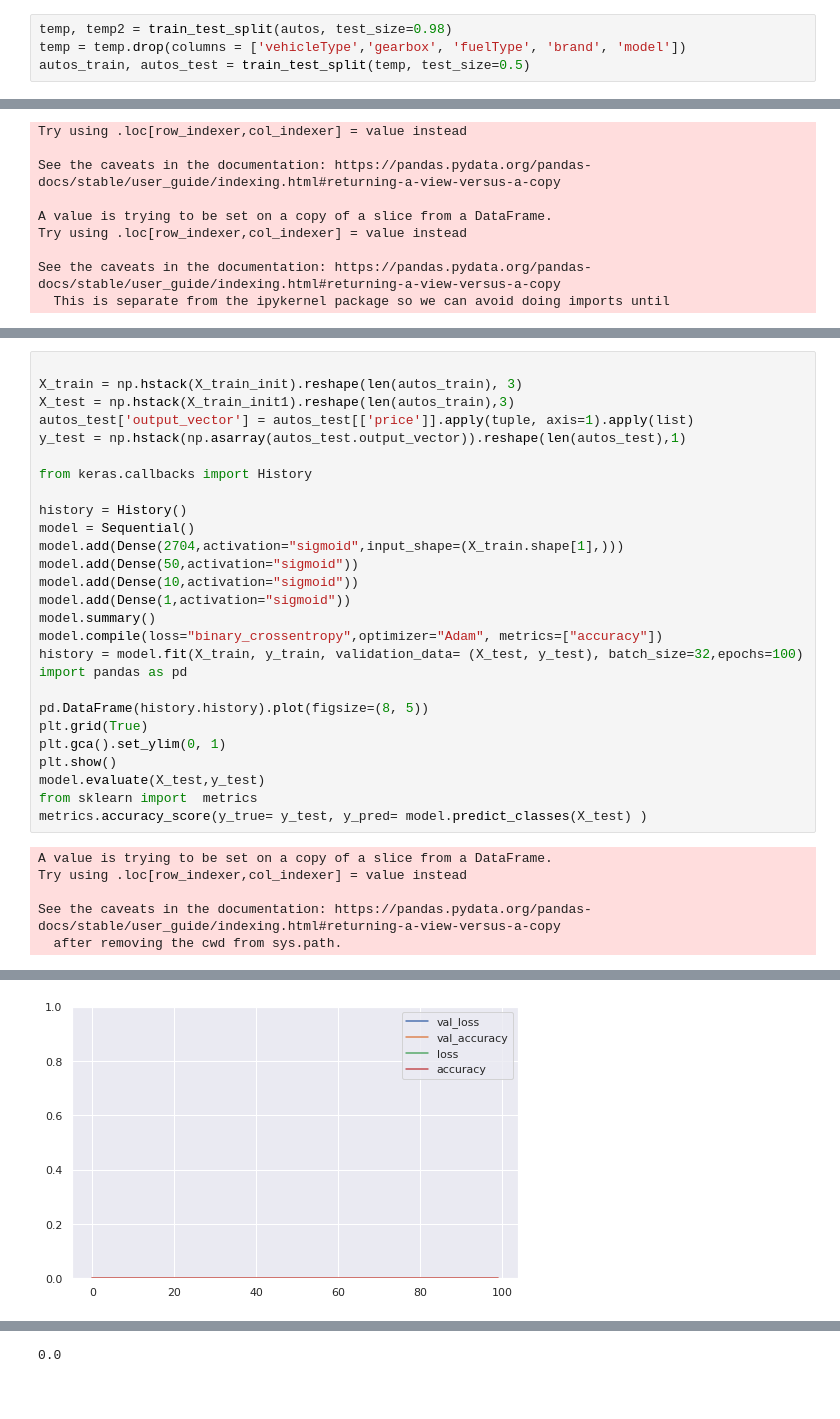
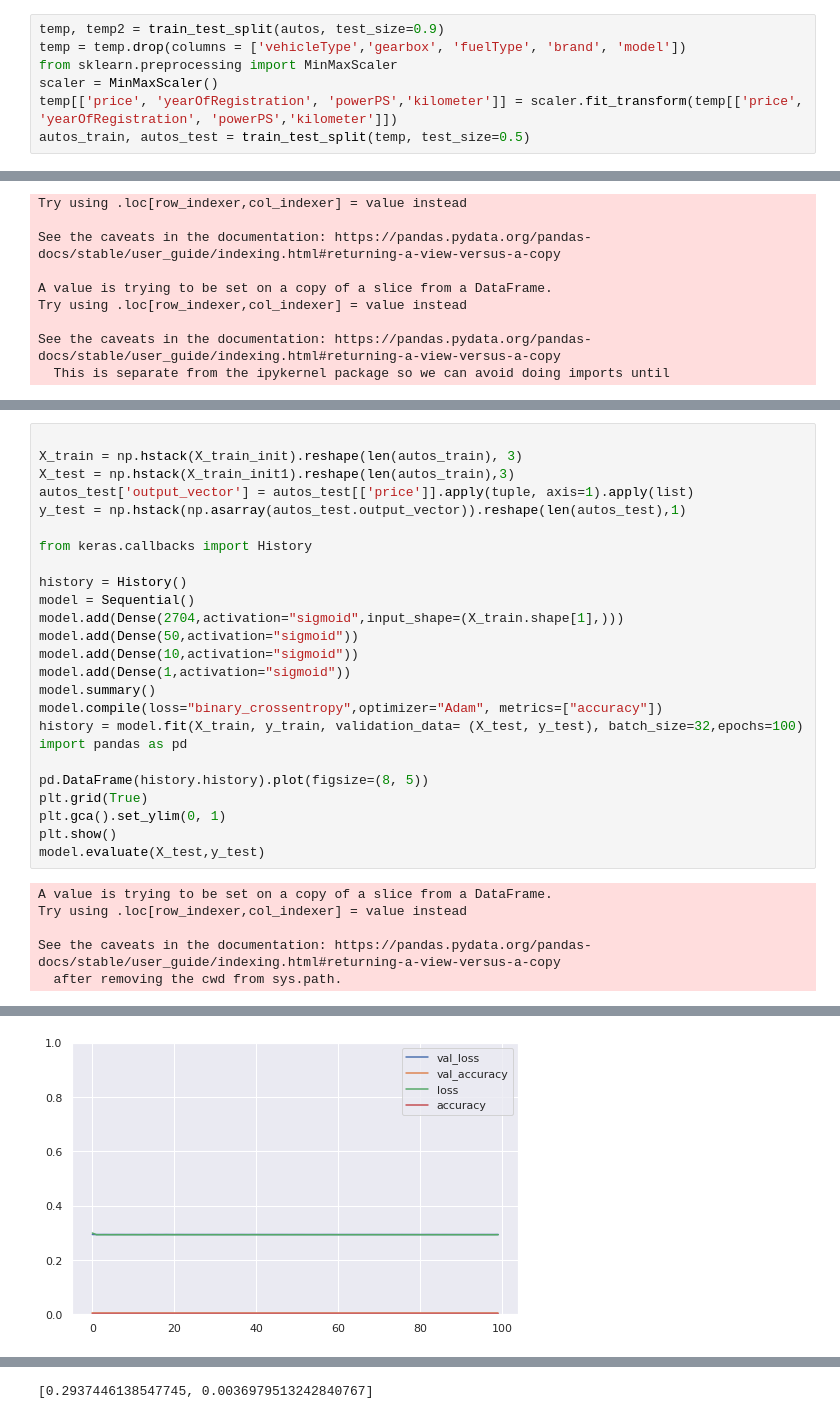
Before and after one commit to thefil9/AIProject, a Jupyter notebook: Projekt.ipynb, the cells around one changed output, grey strips where cells are left out. Cells and saved outputs as stored; diff of their text form.

```diff
--- a/Projekt.ipynb
+++ b/Projekt.ipynb
@@ -228,4 +228,7 @@ Teraz, podzielimy dane na zestaw treningowy i testowy.
 # %%
-temp, temp2 = train_test_split(autos, test_size=0.98)
+temp, temp2 = train_test_split(autos, test_size=0.9)
 temp = temp.drop(columns = ['vehicleType','gearbox', 'fuelType', 'brand', 'model'])
+from sklearn.preprocessing import MinMaxScaler
+scaler = MinMaxScaler()
+temp[['price', 'yearOfRegistration', 'powerPS','kilometer']] = scaler.fit_transform(temp[['price', 'yearOfRegistration', 'powerPS','kilometer']])
 autos_train, autos_test = train_test_split(temp, test_size=0.5)
@@ -375,8 +382,6 @@ plt.grid(True)
 plt.gca().set_ylim(0, 1)
 plt.show()
 model.evaluate(X_test,y_test)
-from sklearn import  metrics
-metrics.accuracy_score(y_true= y_test, y_pred= model.predict_classes(X_test) )
 # %% [output]
 A value is trying to be set on a copy of a slice from a DataFrame.
 Try using .loc[row_indexer,col_indexer] = value instead
@@ -403 +408 @@ Epoch 100/100
-[figure, old version]
+[figure, new version]
@@ -405 +410 @@ Epoch 100/100
-0.0
+[0.2937446138547745, 0.0036979513242840767]
```
Also changed, not shown: parts of 11 cells of this notebook.
